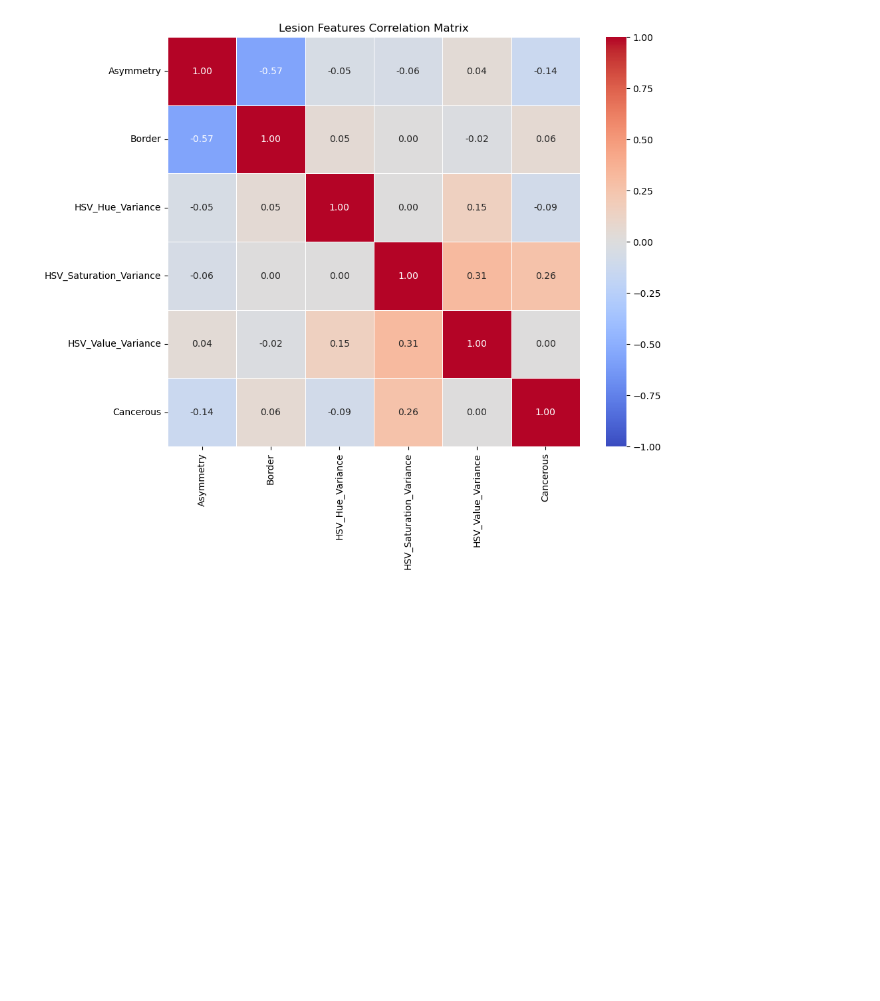
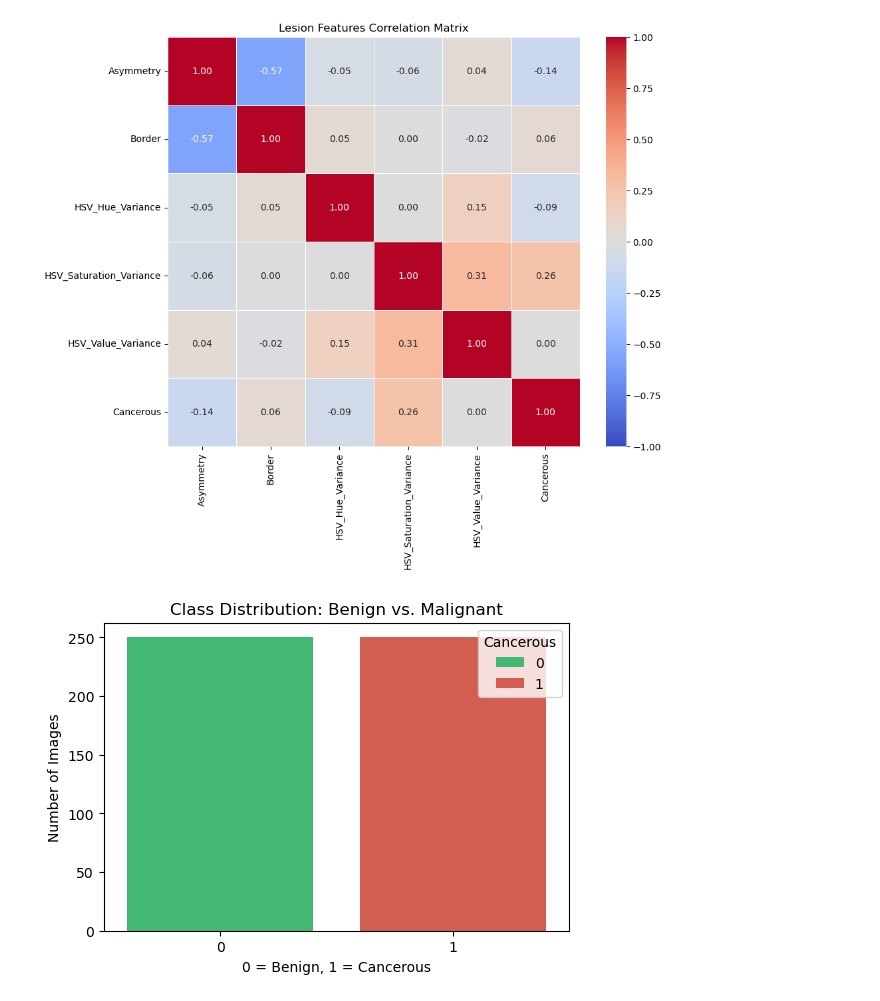
Before and after one commit to SofieITU/Lizards, a Jupyter notebook: src/eda_Hunor.ipynb, the cells around one changed output. Saved outputs shown, nothing was run; the diff lists cells and outputs as text; code cells hidden in the pictures; blank space fills up the shorter version.

```diff
--- a/src/eda_Hunor.ipynb
+++ b/src/eda_Hunor.ipynb
@@ -67,3 +67,13 @@ plt.title("Lesion Features Correlation Matrix")
 plt.show()
 # %% [output]
 [figure]
+# %%
+plt.figure(figsize=(6, 4))
+# 'palette' makes the 0s green (healthy) and 1s red (danger)
+sns.countplot(data=df, x='Cancerous',hue="Cancerous", palette=['#2ecc71', '#e74c3c'])
+plt.title("Class Distribution: Benign vs. Malignant")
+plt.xlabel("0 = Benign, 1 = Cancerous")
+plt.ylabel("Number of Images")
+plt.show()
+# %% [output]
+[figure, added]
```
Also changed, not shown: parts of 3 cells of this notebook.
